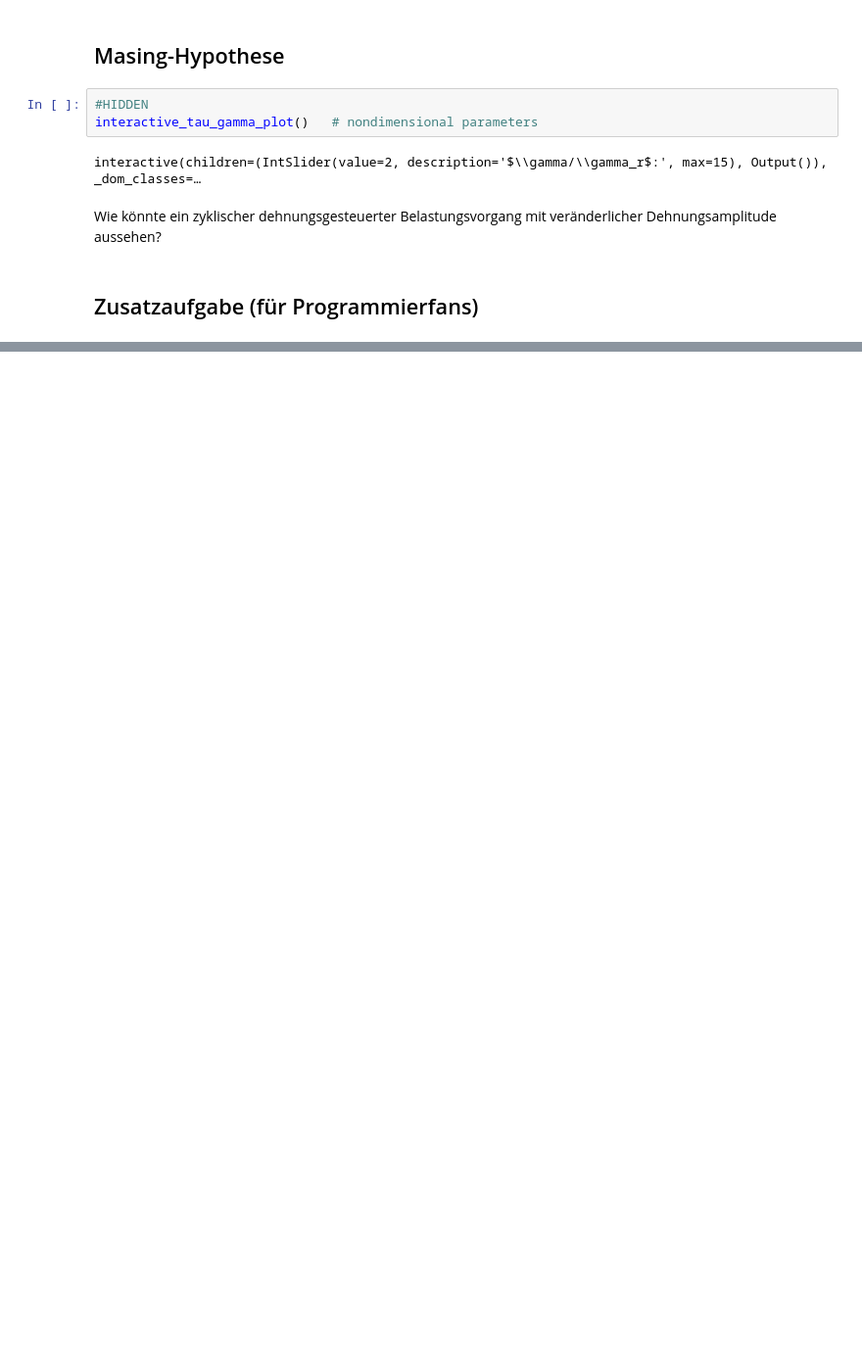
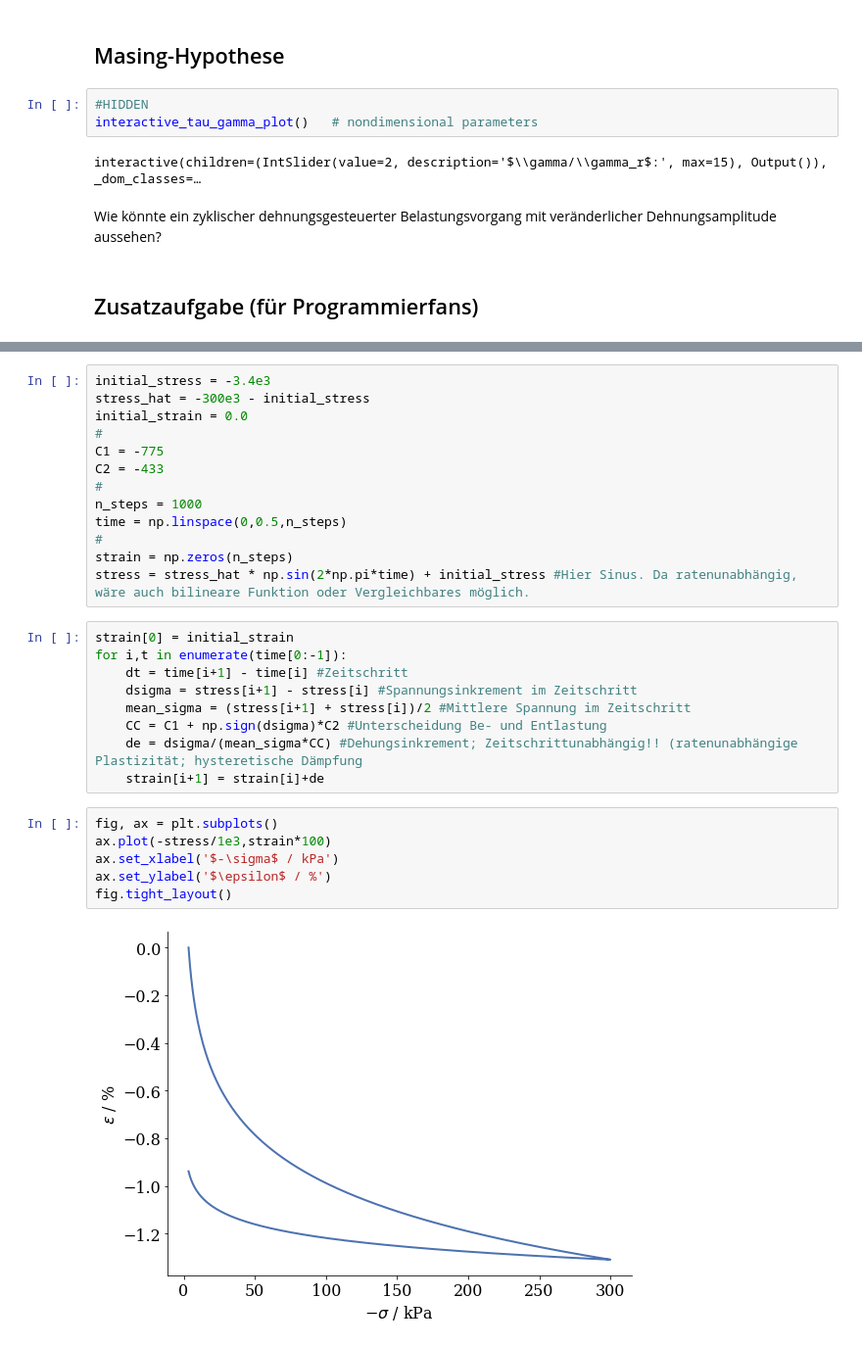
Before and after one commit to nagelt/soil_dynamics, a Jupyter notebook: soil_model.ipynb, the cells around one changed output, grey strips where cells are left out. Shown at 98% size. Drawn from its saved outputs; the diff is of its cells as text; blank space fills up the shorter version.

```diff
--- a/soil_model.ipynb
+++ b/soil_model.ipynb
@@ -173,0 +179,30 @@ Verwenden Sie die Parameter $C_1 = 2 C_2 = 400$.
+# %%
+initial_stress = -3.4e3
+stress_hat = -300e3 - initial_stress
+initial_strain = 0.0
+#
+C1 = -775
+C2 = -433
+#
+n_steps = 1000
+time = np.linspace(0,0.5,n_steps)
+#
+strain = np.zeros(n_steps)
+stress = stress_hat * np.sin(2*np.pi*time) + initial_stress #Hier Sinus. Da ratenunabhängig, wäre auch bilineare Funktion oder Vergleichbares möglich.
+# %%
+strain[0] = initial_strain
+for i,t in enumerate(time[0:-1]):
+    dt = time[i+1] - time[i] #Zeitschritt
+    dsigma = stress[i+1] - stress[i] #Spannungsinkrement im Zeitschritt
+    mean_sigma = (stress[i+1] + stress[i])/2 #Mittlere Spannung im Zeitschritt
+    CC = C1 + np.sign(dsigma)*C2 #Unterscheidung Be- und Entlastung
+    de = dsigma/(mean_sigma*CC) #Dehungsinkrement; Zeitschrittunabhängig!! (ratenunabhängige Plastizität; hysteretische Dämpfung
+    strain[i+1] = strain[i]+de
+# %%
+fig, ax = plt.subplots()
+ax.plot(-stress/1e3,strain*100)
+ax.set_xlabel('$-\sigma$ / kPa')
+ax.set_ylabel('$\epsilon$ / %')
+fig.tight_layout()
+# %% [output]
+[figure, added]
```
Also changed, not shown: parts of 5 cells of this notebook.
